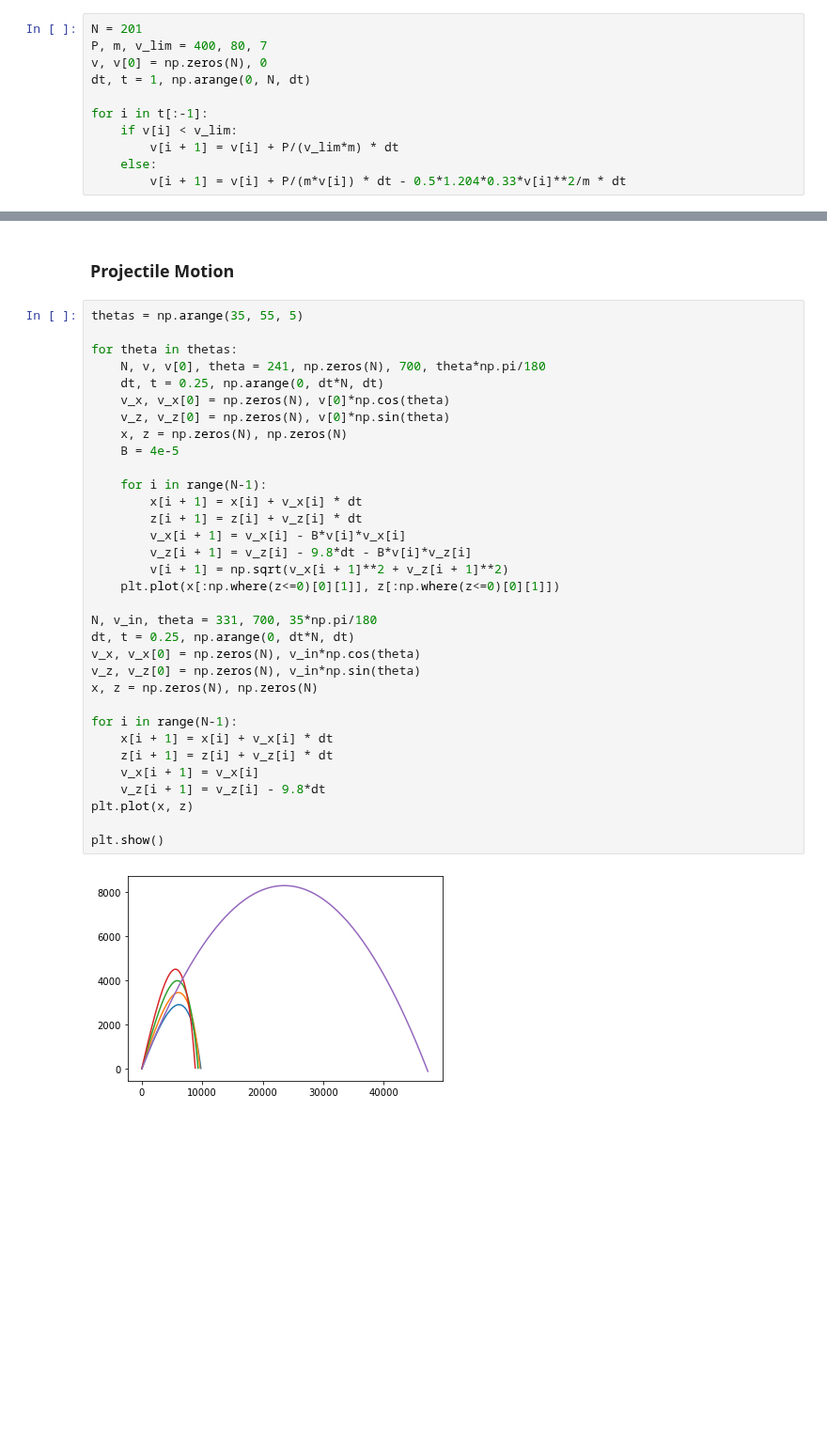
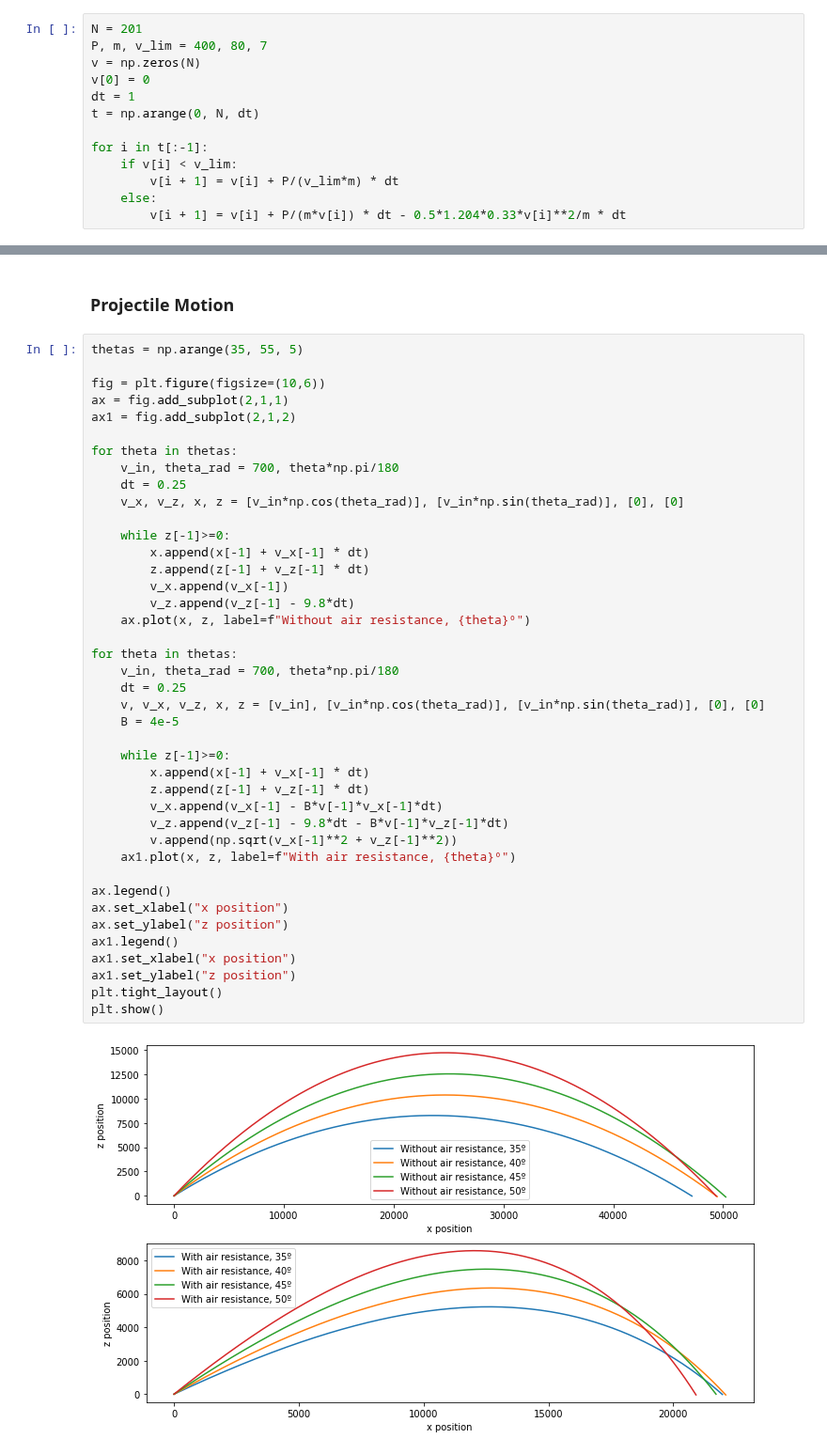
Before and after one commit to amavicpos/other-files, a Jupyter notebook: Scientific computing with Python/C11_notebook.ipynb, the cells around one changed output, grey strips where cells are left out. Shown at 94% size. Cells and saved outputs as stored; diff of their text form; blank space fills up the shorter version.

```diff
--- a/Scientific computing with Python/C11_notebook.ipynb
+++ b/Scientific computing with Python/C11_notebook.ipynb
@@ -6,8 +6,10 @@ import matplotlib.pyplot as plt
 # %%
 N = 201
 P, m, v_lim = 400, 80, 7
-v, v[0] = np.zeros(N), 0
-dt, t = 1, np.arange(0, N, dt)
+v = np.zeros(N)
+v[0] = 0
+dt = 1
+t = np.arange(0, N, dt)
 
 for i in t[:-1]:
     if v[i] < v_lim:
@@ -24,38 +28,46 @@ plt.show()
 # %%
 thetas = np.arange(35, 55, 5)
 
+fig = plt.figure(figsize=(10,6))
+ax = fig.add_subplot(2,1,1)
+ax1 = fig.add_subplot(2,1,2)
+
 for theta in thetas:
-    N, v, v[0], theta = 241, np.zeros(N), 700, theta*np.pi/180
-    dt, t = 0.25, np.arange(0, dt*N, dt)
-    v_x, v_x[0] = np.zeros(N), v[0]*np.cos(theta)
-    v_z, v_z[0] = np.zeros(N), v[0]*np.sin(theta)
-    x, z = np.zeros(N), np.zeros(N)
+    v_in, theta_rad = 700, theta*np.pi/180
+    dt = 0.25
+    v_x, v_z, x, z = [v_in*np.cos(theta_rad)], [v_in*np.sin(theta_rad)], [0], [0]
+
+    while z[-1]>=0:
+        x.append(x[-1] + v_x[-1] * dt)
+        z.append(z[-1] + v_z[-1] * dt)
+        v_x.append(v_x[-1])
+        v_z.append(v_z[-1] - 9.8*dt)
+    ax.plot(x, z, label=f"Without air resistance, {theta}º")
+
+for theta in thetas:
+    v_in, theta_rad = 700, theta*np.pi/180
+    dt = 0.25
+    v, v_x, v_z, x, z = [v_in], [v_in*np.cos(theta_rad)], [v_in*np.sin(theta_rad)], [0], [0]
     B = 4e-5
 
-    for i in range(N-1):
-        x[i + 1] = x[i] + v_x[i] * dt
-        z[i + 1] = z[i] + v_z[i] * dt
-        v_x[i + 1] = v_x[i] - B*v[i]*v_x[i]
-        v_z[i + 1] = v_z[i] - 9.8*dt - B*v[i]*v_z[i]
-        v[i + 1] = np.sqrt(v_x[i + 1]**2 + v_z[i + 1]**2)
-    plt.plot(x[:np.where(z<=0)[0][1]], z[:np.where(z<=0)[0][1]])
+    while z[-1]>=0:
+        x.append(x[-1] + v_x[-1] * dt)
+        z.append(z[-1] + v_z[-1] * dt)
+        v_x.append(v_x[-1] - B*v[-1]*v_x[-1]*dt)
+        v_z.append(v_z[-1] - 9.8*dt - B*v[-1]*v_z[-1]*dt)
+        v.append(np.sqrt(v_x[-1]**2 + v_z[-1]**2))
+    ax1.plot(x, z, label=f"With air resistance, {theta}º")
 
-N, v_in, theta = 331, 700, 35*np.pi/180
-dt, t = 0.25, np.arange(0, dt*N, dt)
-v_x, v_x[0] = np.zeros(N), v_in*np.cos(theta)
-v_z, v_z[0] = np.zeros(N), v_in*np.sin(theta)
-x, z = np.zeros(N), np.zeros(N)
-
-for i in range(N-1):
-    x[i + 1] = x[i] + v_x[i] * dt
-    z[i + 1] = z[i] + v_z[i] * dt
-    v_x[i + 1] = v_x[i]
-    v_z[i + 1] = v_z[i] - 9.8*dt
-plt.plot(x, z)
-
+ax.legend()
+ax.set_xlabel("x position")
+ax.set_ylabel("z position")
+ax1.legend()
+ax1.set_xlabel("x position")
+ax1.set_ylabel("z position")
+plt.tight_layout()
 plt.show()
 # %% [output]
-[figure, old version]
+[figure, new version]
 # %%
 # With density correction:
 thetas = [35, 45]
```
Also changed, not shown: parts of 4 cells of this notebook.
